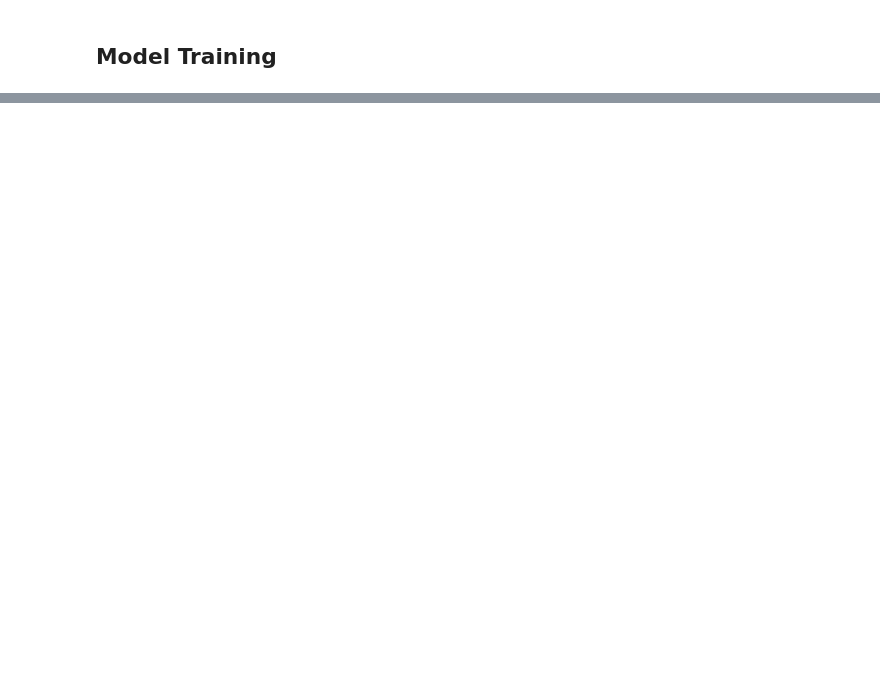
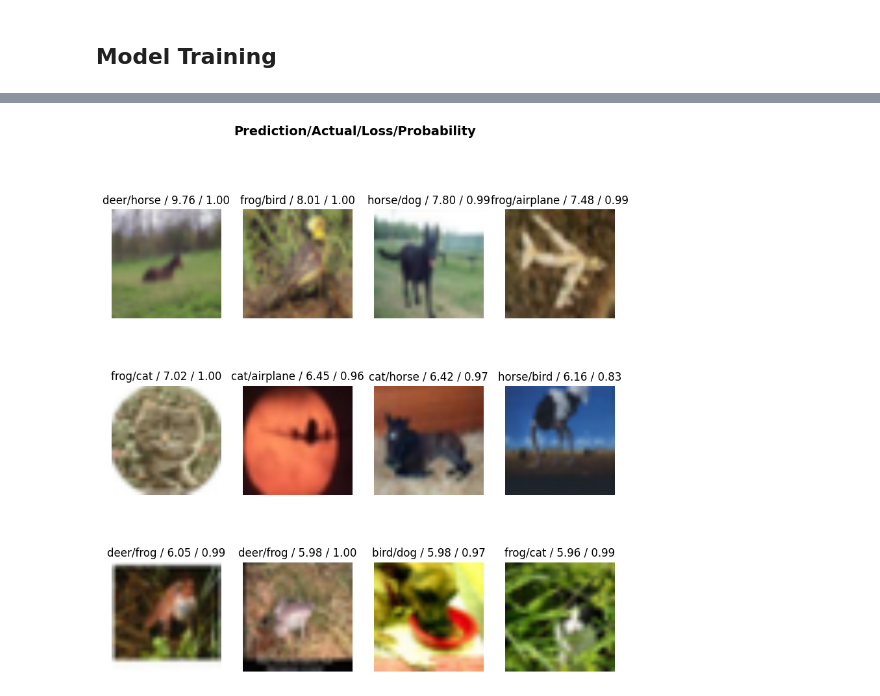
Before and after one commit to noy2121/DeepLearning, a Jupyter notebook: HW1/project.ipynb, the cells around one changed output, grey strips where cells are left out. Saved outputs shown, nothing was run; the diff lists cells and outputs as text; code cells hidden in the pictures; blank space fills up the shorter version.

```diff
--- a/HW1/project.ipynb
+++ b/HW1/project.ipynb
@@ -312,0 +351,3 @@ KeyboardInterrupt:
+# %%
+interp.plot_top_losses(12, figsize=(10,10))
+# %% [output]
@@ -312,0 +355 @@ KeyboardInterrupt:
+[figure, added]
```
Also changed, not shown: parts of 9 cells of this notebook.
